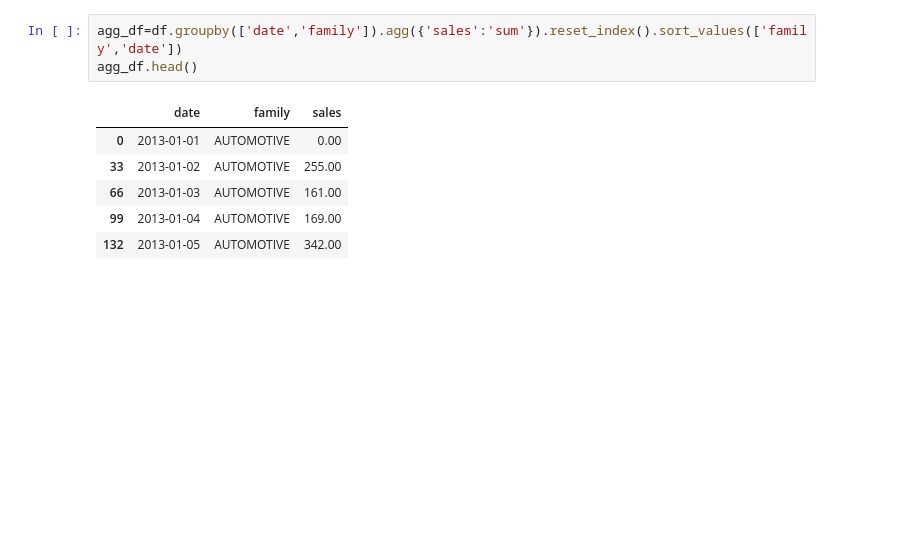
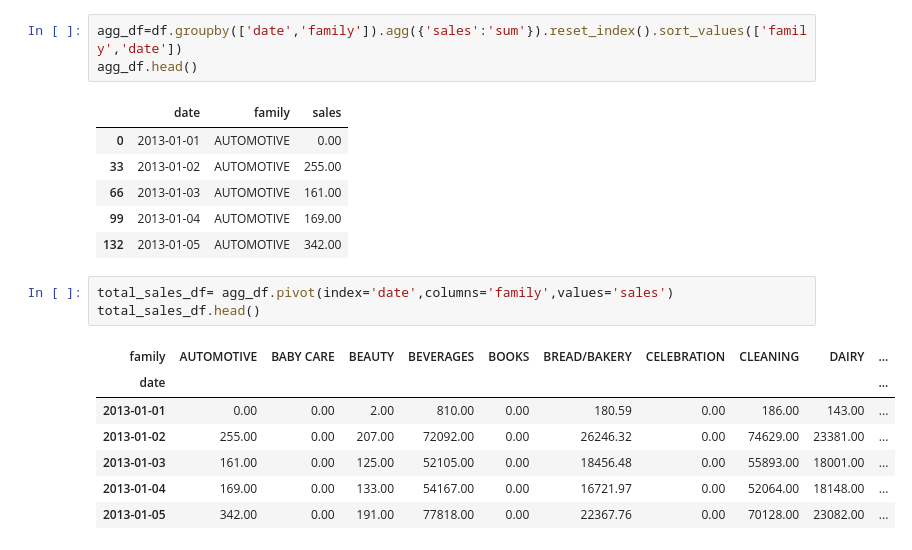
Before and after one commit to sandhrabijoy/Store-Item-Demand-Forecasting, a Jupyter notebook: SalesForecasting.ipynb, the cells around one changed output. Saved outputs shown, nothing was run; the diff lists cells and outputs as text; blank space fills up the shorter version.

```diff
--- a/SalesForecasting.ipynb
+++ b/SalesForecasting.ipynb
@@ -102,3 +102,14 @@ agg_df.head()
 | 66 | 2013-01-03 | AUTOMOTIVE | 161.00 |
 | 99 | 2013-01-04 | AUTOMOTIVE | 169.00 |
 | 132 | 2013-01-05 | AUTOMOTIVE | 342.00 |
+# %%
+total_sales_df= agg_df.pivot(index='date',columns='family',values='sales')
+total_sales_df.head()
+# %% [output]
+| family | AUTOMOTIVE | BABY CARE | BEAUTY | BEVERAGES | BOOKS | BREAD/BAKERY | CELEBRATION | CLEANING | DAIRY | ... |
+| date |  |  |  |  |  |  |  |  |  | ... |
+| 2013-01-01 | 0.00 | 0.00 | 2.00 | 810.00 | 0.00 | 180.59 | 0.00 | 186.00 | 143.00 | ... |
+| 2013-01-02 | 255.00 | 0.00 | 207.00 | 72092.00 | 0.00 | 26246.32 | 0.00 | 74629.00 | 23381.00 | ... |
+| 2013-01-03 | 161.00 | 0.00 | 125.00 | 52105.00 | 0.00 | 18456.48 | 0.00 | 55893.00 | 18001.00 | ... |
+| 2013-01-04 | 169.00 | 0.00 | 133.00 | 54167.00 | 0.00 | 16721.97 | 0.00 | 52064.00 | 18148.00 | ... |
+| 2013-01-05 | 342.00 | 0.00 | 191.00 | 77818.00 | 0.00 | 22367.76 | 0.00 | 70128.00 | 23082.00 | ... |
```
Also changed, not shown: parts of 1 cell of this notebook.
